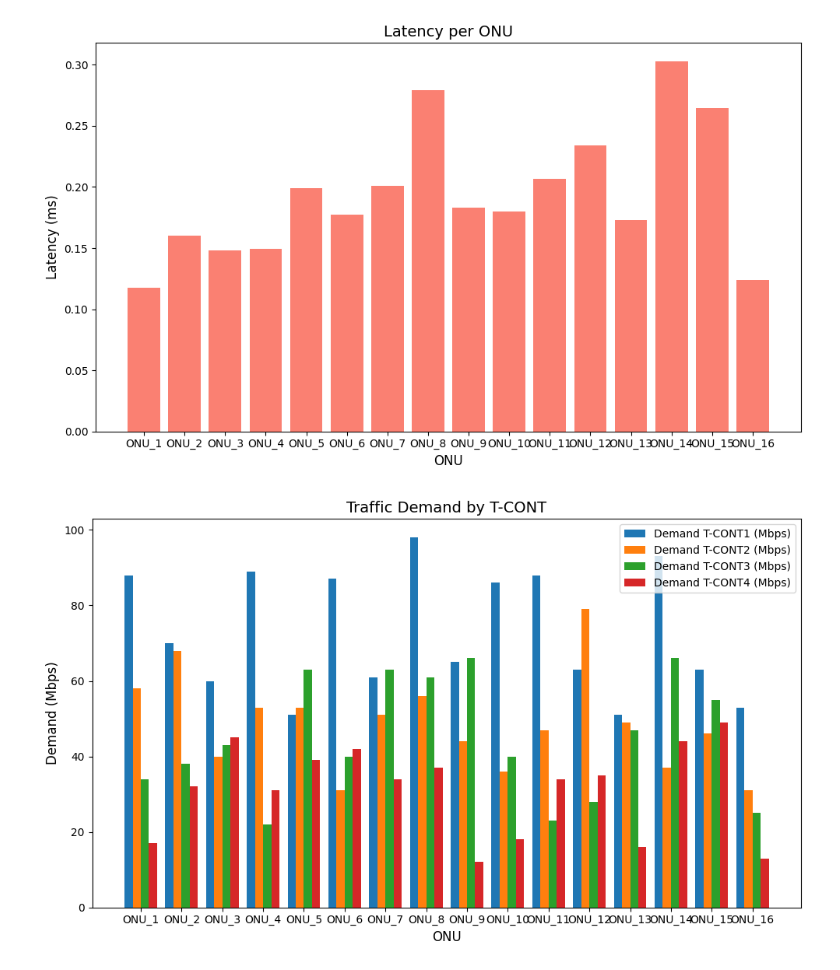
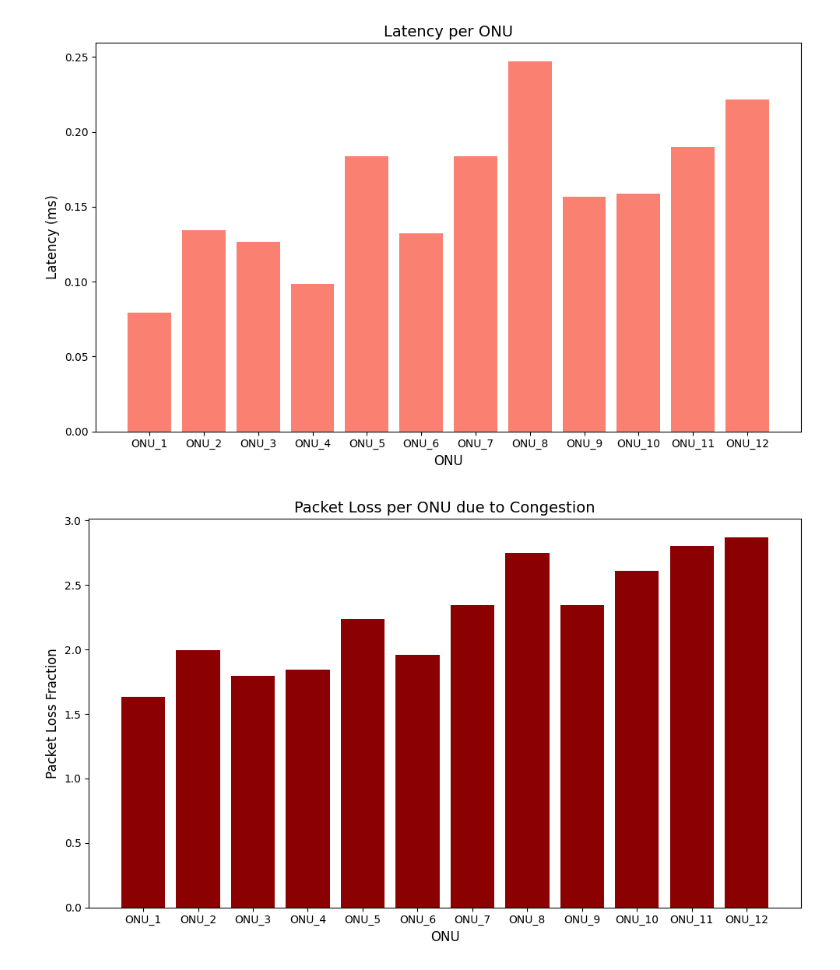
Before and after one commit to rodriRoddl/Proyecto, a Jupyter notebook: gpon_dba.ipynb, the cells around one changed output. Saved outputs shown, nothing was run; the diff lists cells and outputs as text; code cells hidden in the pictures.

Commit message:
gráfico de pérdida de paquete y asignación de ancho de banda por ONU

```diff
--- a/gpon_dba.ipynb
+++ b/gpon_dba.ipynb
@@ -2,10 +2,10 @@
 import numpy as np
 import pandas as pd
 
-# Parámetros de la simulación
-NUM_ONUs = 16  # Número de ONUs
+NUM_ONUs = 12  # Número de ONUs
 OLT_BANDWIDTH = 1244.16  # Mbps (capacidad total de GPON)
 CYCLE_TIME = 2  # ms (tiempo de ciclo de sondeo)
+CONGESTION_THRESHOLD = 0.8  # Umbral de congestión (80% de la capacidad máxima de OLT)
 
 # Demandas de tráfico por ONU y T-CONT (en Mbps)
 np.random.seed(42)
@@ -24,32 +24,44 @@ def dynamic_bandwidth_allocation(demands, bandwidth, cycle_time):
     # Inicializar resultados
     allocations = {}
     latencies = {}
+    packet_losses = {}
     remaining_bandwidth = bandwidth  # Ancho de banda disponible
 
     # Asignación de T-CONTs por prioridad
     for priority in ["T-CONT1", "T-CONT2", "T-CONT3", "T-CONT4"]:
         for onu, demand in demands.items():
             if onu not in allocations:
-                allocations[onu] = 0
+                allocations[onu] = {tcont: 0 for tcont in demand}  # Inicializar asignación por T-CONT
                 latencies[onu] = 0
+                packet_losses[onu] = 0
 
             # Asignar ancho de banda según demanda y disponibilidad
             allocation = min(demand[priority], remaining_bandwidth / (NUM_ONUs - list(allocations.keys()).count(onu)))
-            allocations[onu] += allocation
+            allocations[onu][priority] += allocation
             remaining_bandwidth -= allocation
 
             # Calcular latencia como el tiempo de espera en el ciclo
             latencies[onu] += (demand[priority] - allocation) / bandwidth * cycle_time
 
-    return allocations, latencies
+            # Calcular pérdida de paquetes basada en congestión
+            if demand[priority] > allocation:
+                packet_loss = (demand[priority] - allocation) / demand[priority]
+                packet_losses[onu] += packet_loss
 
-# Realizar la asignación
-allocations, latencies = dynamic_bandwidth_allocation(traffic_demands, OLT_BANDWIDTH, CYCLE_TIME)
+    return allocations, latencies, packet_losses
+
+# Realizar la asignación y calcular las pérdidas de paquetes
+allocations, latencies, packet_losses = dynamic_bandwidth_allocation(traffic_demands, OLT_BANDWIDTH, CYCLE_TIME)
 
 # Mostrar resultados
-allocations_df = pd.DataFrame(allocations.items(), columns=["ONU", "Assigned Bandwidth (Mbps)"])
+allocations_df = pd.DataFrame([(onu, tcont, allocation) for onu, tcont_alloc in allocations.items() for tcont, allocation in tcont_alloc.items()], columns=["ONU", "T-CONT", "Assigned Bandwidth (Mbps)"])
 latencies_df = pd.DataFrame(latencies.items(), columns=["ONU", "Latency (ms)"])
+packet_losses_df = pd.DataFrame(packet_losses.items(), columns=["ONU", "Packet Loss Fraction"])
+
 results_df = pd.merge(allocations_df, latencies_df, on="ONU")
+results_df = pd.merge(results_df, packet_losses_df, on="ONU")
+
+print(results_df)
 
 import matplotlib.pyplot as plt
 
@@ -58,7 +70,7 @@ def plot_bandwidth_allocation(demands, allocations):
     # Gráfico de asignación de ancho de banda
     onu_labels = list(demands.keys())
     demand_totals = [sum(demands[onu].values()) for onu in onu_labels]
-    allocation_totals = [allocations[onu] for onu in onu_labels]
+    allocation_totals = [sum(allocations[onu].values()) for onu in onu_labels]
 
     x = np.arange(len(onu_labels))
     width = 0.35
@@ -89,6 +101,20 @@ def plot_latencies(latencies):
     plt.tight_layout()
     plt.show()
 
+def plot_packet_loss(packet_losses):
+    # Gráfico de pérdida de paquetes
+    onu_labels = list(packet_losses.keys())
+    packet_loss_values = list(packet_losses.values())
+
+    fig, ax = plt.subplots(figsize=(10, 6))
+    ax.bar(onu_labels, packet_loss_values, color='darkred')
+    ax.set_xlabel('ONU', fontsize=12)
+    ax.set_ylabel('Packet Loss Fraction', fontsize=12)
+    ax.set_title('Packet Loss per ONU due to Congestion', fontsize=14)
+    plt.tight_layout()
+    plt.show()
+
+
 def plot_traffic_demands(demands):
     # Gráfico de demanda por T-CONT
     onu_labels = list(demands.keys())
@@ -112,8 +138,35 @@ def plot_traffic_demands(demands):
     plt.tight_layout()
     plt.show()
 
+def plot_bandwidth_allocation_by_tcont(allocations):
+    # Gráfico de asignación de ancho de banda por T-CONT
+    onu_labels = list(allocations.keys())
+    tconts = list(allocations[onu_labels[0]].keys())  # Tomar los T-CONTs de cualquier ONU
+
+    # Crear una matriz de asignaciones
+    allocation_matrix = np.array([[allocations[onu][tcont] for tcont in tconts] for onu in onu_labels])
+
+    x = np.arange(len(onu_labels))
+    width = 0.2
+
+    fig, ax = plt.subplots(figsize=(12, 6))
+    for i, tcont in enumerate(tconts):
+        ax.bar(x + i*width - (len(tconts)-1)*width/2, allocation_matrix[:, i], width, label=f'Allocated {tcont} (Mbps)')
+
+    ax.set_xlabel('ONU', fontsize=12)
+    ax.set_ylabel('Allocated Bandwidth (Mbps)', fontsize=12)
+    ax.set_title('Bandwidth Allocation by T-CONT per ONU', fontsize=14)
+    ax.set_xticks(x)
+    ax.set_xticklabels(onu_labels)
+    ax.legend()
+    plt.tight_layout()
+    plt.show()
+
+
 # Generar gráficos
 plot_bandwidth_allocation(traffic_demands, allocations)
 plot_latencies(latencies)
+plot_packet_loss(packet_losses)
 plot_traffic_demands(traffic_demands)
+plot_bandwidth_allocation_by_tcont(allocations)
 # %% [output]
@@ -121,2 +191,2 @@ plot_traffic_demands(traffic_demands)
-[figure, old version]
+[figure, new version]
-[figure, old version]
+[figure, new version]
```
Also changed, not shown: parts of 1 cell of this notebook.
